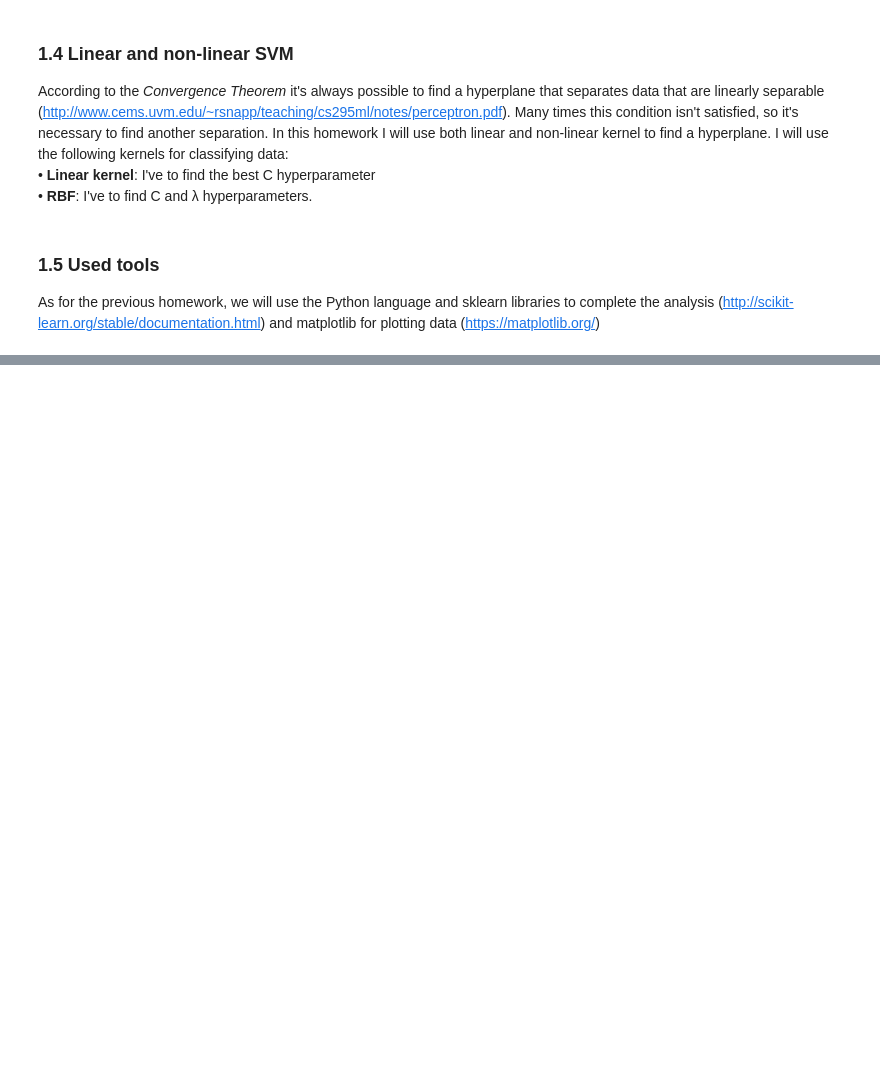
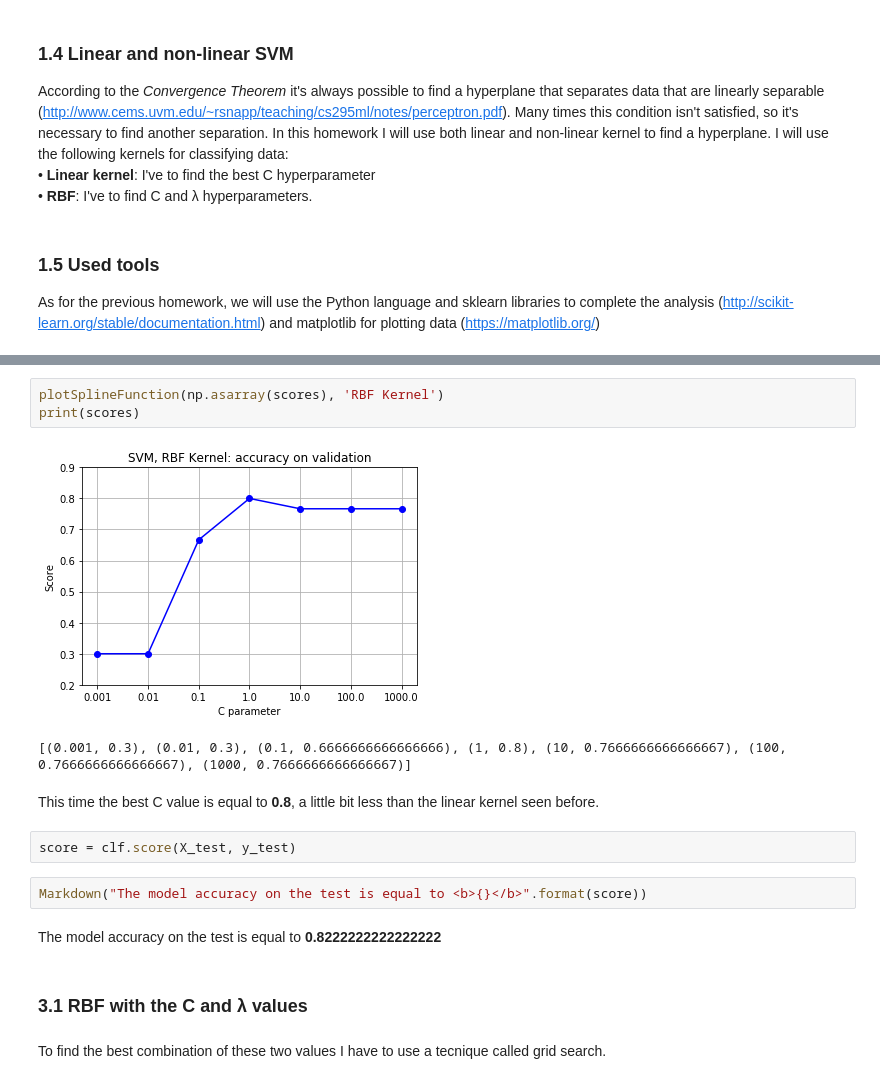
Before and after one commit to Marlowess/ML_AI_HW_2, a Jupyter notebook: homework2_notebook.ipynb, the cells around one changed output, grey strips where cells are left out. Saved outputs shown, nothing was run; the diff lists cells and outputs as text; blank space fills up the shorter version.

```diff
--- a/homework2_notebook.ipynb
+++ b/homework2_notebook.ipynb
@@ -81,0 +226,18 @@ def loadData():
+# %%
+plotSplineFunction(np.asarray(scores), 'RBF Kernel')
+print(scores)
+# %% [output]
+[figure, added]
+[(0.001, 0.3), (0.01, 0.3), (0.1, 0.6666666666666666), (1, 0.8), (10, 0.7666666666666667), (100, 0.7666666666666667), (1000, 0.7666666666666667)]
+# %% [markdown]
+This time the best C value is equal to <b>0.8</b>, a little bit less than the linear kernel seen before.
+# %%
+score = clf.score(X_test, y_test)
+# %%
+Markdown("The model accuracy on the test is equal to <b>{}</b>".format(score))
+# %% [output]
+The model accuracy on the test is equal to <b>0.8222222222222222</b>
+# %% [markdown]
+### 3.1 RBF with the C and λ values
+# %% [markdown]
+To find the best combination of these two values I have to use a tecnique called grid search.
```
Also changed, not shown: parts of 29 cells of this notebook.
